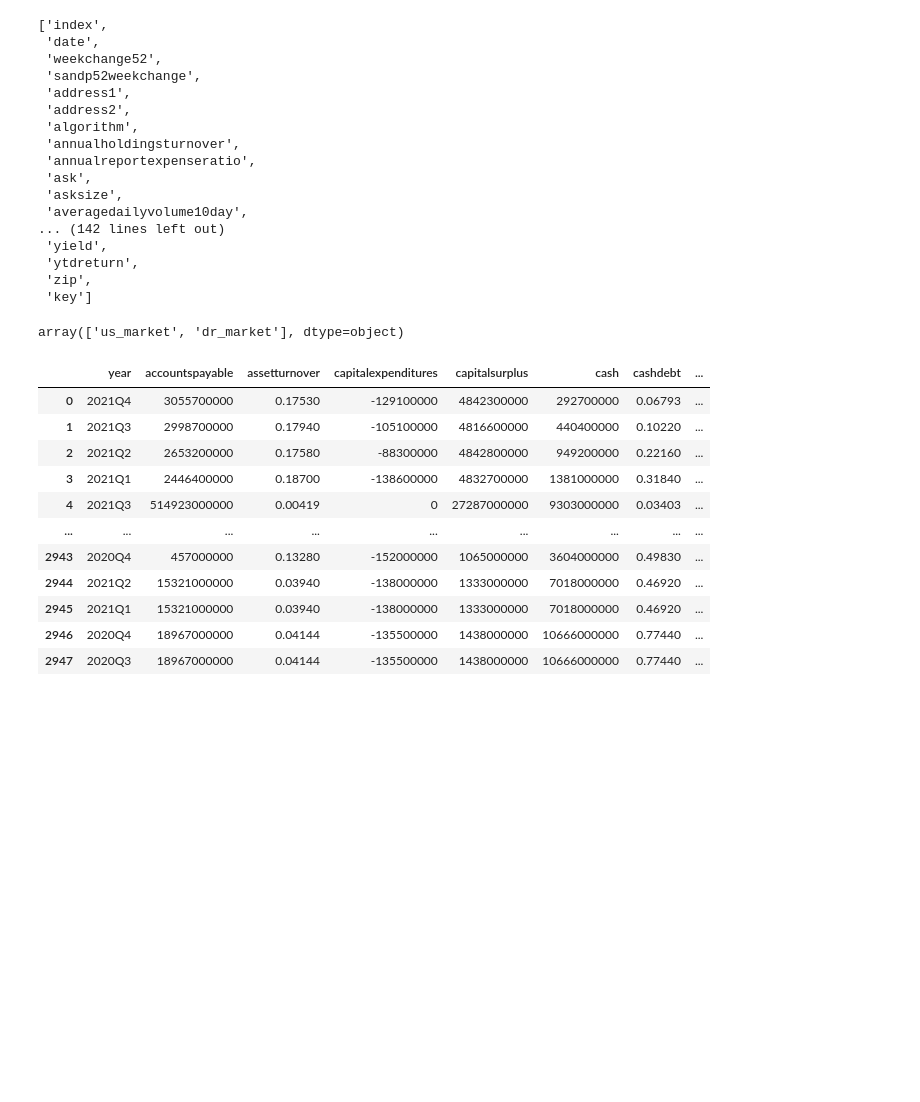
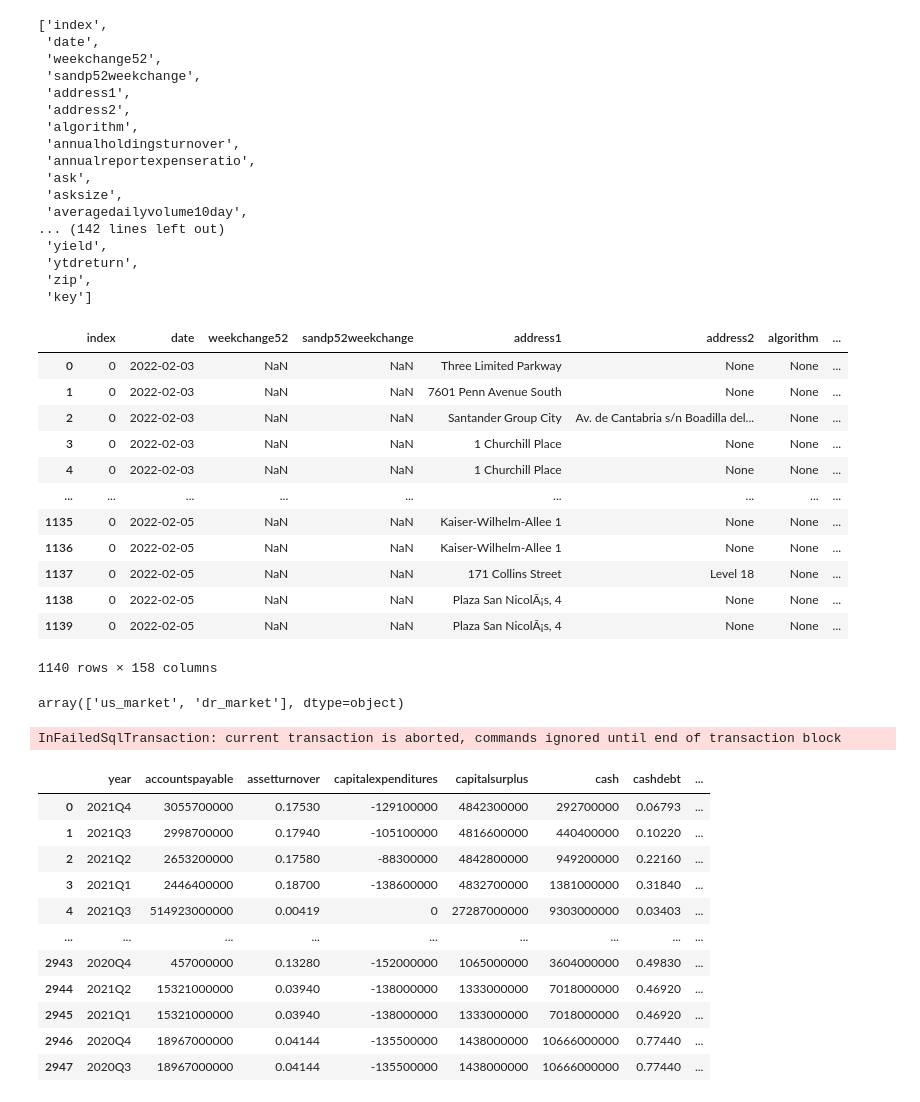
Before and after one commit to Michiel-DK/tracker, a Jupyter notebook: notebooks/try.ipynb, the cells around one changed output. Drawn from its saved outputs; the diff is of its cells as text; code cells hidden in the pictures; blank space fills up the shorter version.

```diff
--- a/notebooks/try.ipynb
+++ b/notebooks/try.ipynb
@@ -703,6 +703,21 @@ result = cur.fetchall();
 # %%
 import pandas as pd
 weekly_info = pd.DataFrame(result, columns=colnames)
+weekly_info
+# %% [output]
+|  | index | date | weekchange52 | sandp52weekchange | address1 | address2 | algorithm | ... |
+| 0 | 0 | 2022-02-03 | NaN | NaN | Three Limited Parkway | None | None | ... |
+| 1 | 0 | 2022-02-03 | NaN | NaN | 7601 Penn Avenue South | None | None | ... |
+| 2 | 0 | 2022-02-03 | NaN | NaN | Santander Group City | Av. de Cantabria s/n Boadilla del... | None | ... |
+| 3 | 0 | 2022-02-03 | NaN | NaN | 1 Churchill Place | None | None | ... |
+| 4 | 0 | 2022-02-03 | NaN | NaN | 1 Churchill Place | None | None | ... |
+| ... | ... | ... | ... | ... | ... | ... | ... | ... |
+| 1135 | 0 | 2022-02-05 | NaN | NaN | Kaiser-Wilhelm-Allee 1 | None | None | ... |
+| 1136 | 0 | 2022-02-05 | NaN | NaN | Kaiser-Wilhelm-Allee 1 | None | None | ... |
+| 1137 | 0 | 2022-02-05 | NaN | NaN | 171 Collins Street | Level 18 | None | ... |
+| 1138 | 0 | 2022-02-05 | NaN | NaN | Plaza San NicolÃ¡s, 4 | None | None | ... |
+| 1139 | 0 | 2022-02-05 | NaN | NaN | Plaza San NicolÃ¡s, 4 | None | None | ... |
+1140 rows × 158 columns
 # %%
 company_info = weekly_info[['ticker','logo_url','sector', 'marketcap', 'market', 'longname', 'longbusinesssummary', 'industry', 'enterprisevalue']]
 # %%
@@ -713,6 +728,11 @@ array(['us_market', 'dr_market'], dtype=object)
 company_value = weeklyinfovalue = weekly_info[['ticker', 'totalcashpershare', 'enterprisetorevenue', 'enterprisetoebitda', 'beta'  ]]
 # %%
 cur.close()
+# %%
+cur = conn.cursor()
+cur.execute('''SELECT * from quarterly_financials WHERE year='2021Q4 ''')
+# %% [output]
+InFailedSqlTransaction: current transaction is aborted, commands ignored until end of transaction block
 # %%
 cur = conn.cursor()
 cur.execute('''SELECT * from quarterly_financials''')
```
Also changed, not shown: parts of 1 cell of this notebook, 3 other files.
